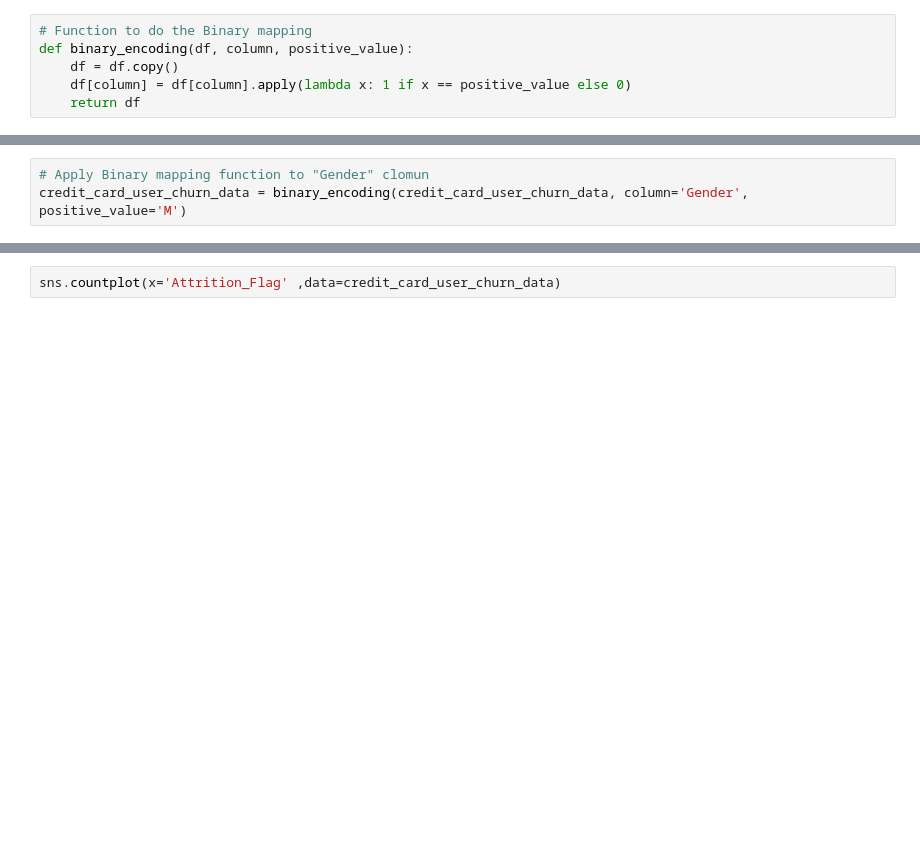
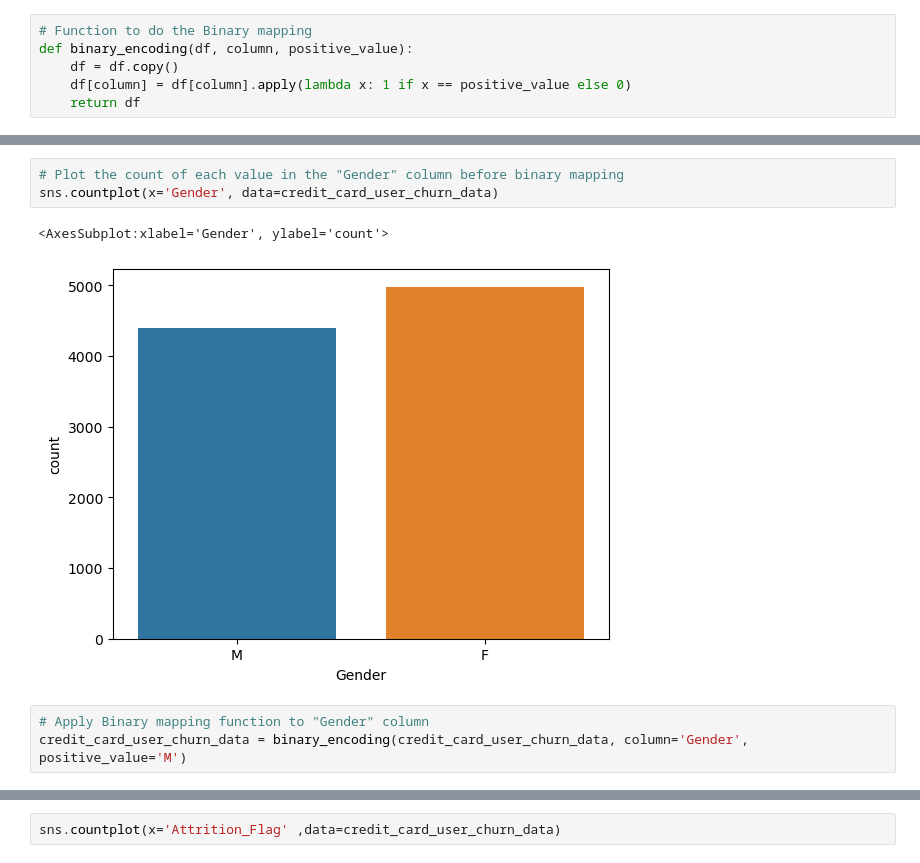
Before and after one commit to ishmaSenaweera/ML-credit_card_user_churn_data, a Jupyter notebook: ML_Assignment01_Credit_Card_User_Churn_Data.ipynb, the cells around one changed output, grey strips where cells are left out. Saved outputs shown, nothing was run; the diff lists cells and outputs as text; blank space fills up the shorter version.

```diff
--- a/ML_Assignment01_Credit_Card_User_Churn_Data.ipynb
+++ b/ML_Assignment01_Credit_Card_User_Churn_Data.ipynb
@@ -195,4 +191,10 @@ credit_card_user_churn_data
+# %%
+# Plot the count of each value in the "Gender" column before binary mapping
+sns.countplot(x='Gender', data=credit_card_user_churn_data)
+# %% [output]
+<AxesSubplot:xlabel='Gender', ylabel='count'>
+[figure, added]
 # %%
-# Apply Binary mapping function to "Gender" clomun
+# Apply Binary mapping function to "Gender" column
 credit_card_user_churn_data = binary_encoding(credit_card_user_churn_data, column='Gender', positive_value='M')
 # %%
```
Also changed, not shown: parts of 7 cells of this notebook.
